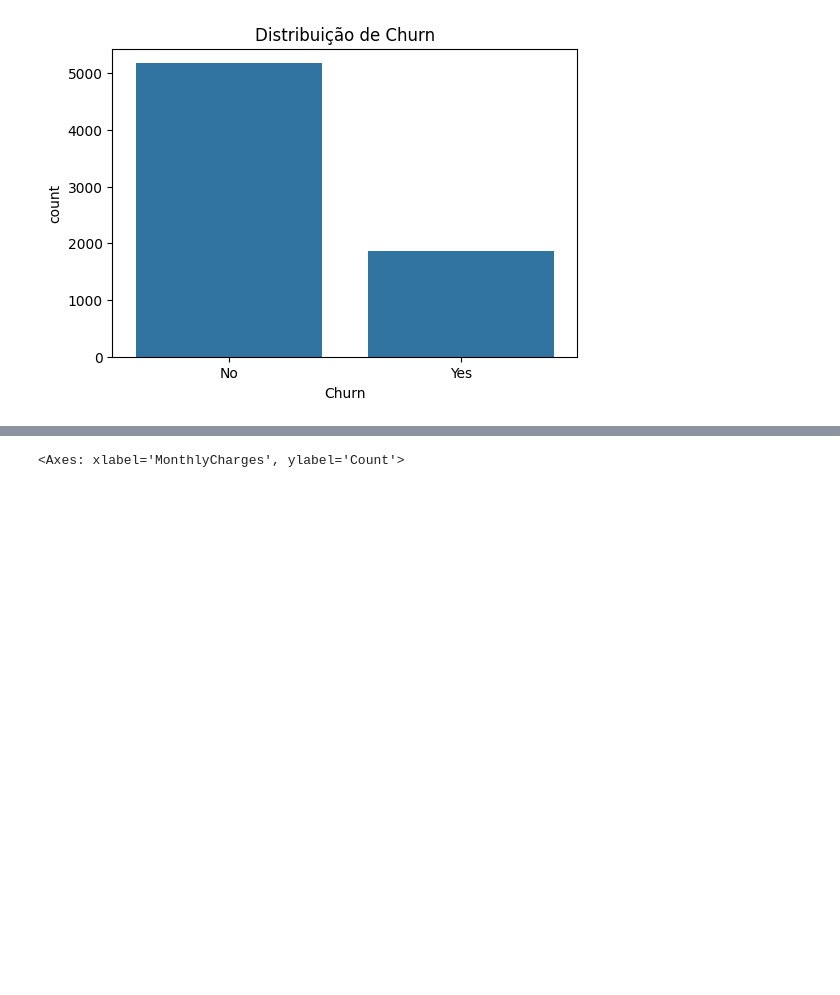
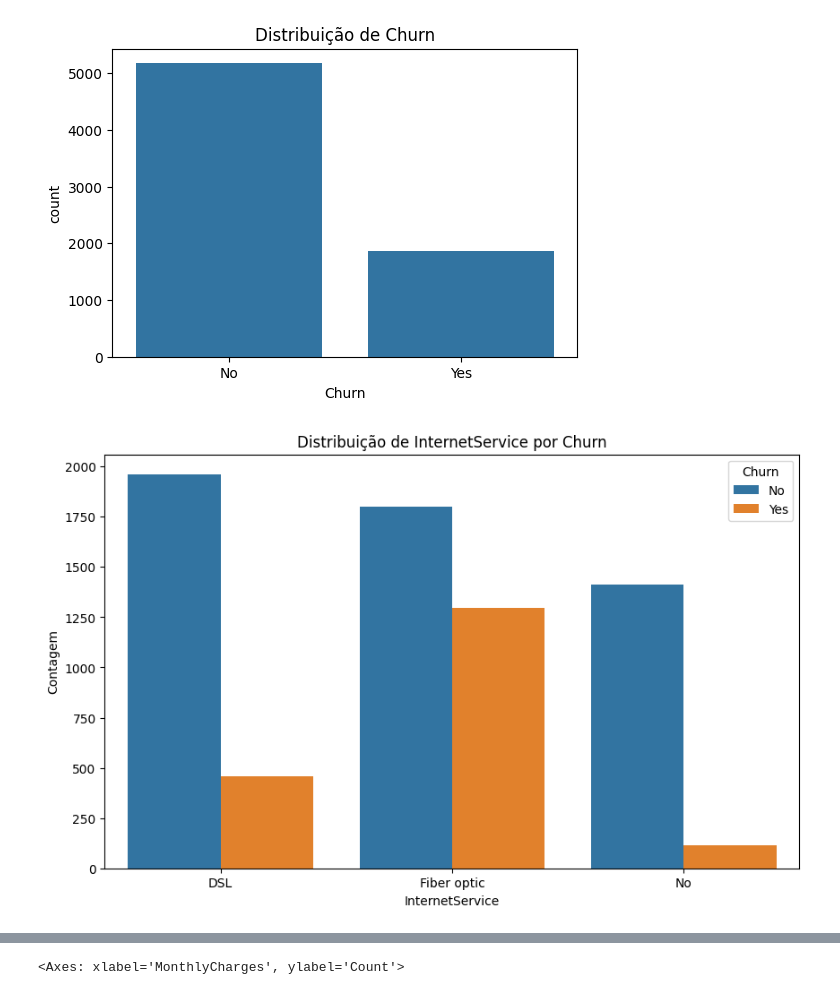
Before and after one commit to mvoliveiraz/Telcon-Churn, a Jupyter notebook: Projeto/Churn.ipynb, the cells around one changed output, grey strips where cells are left out. Saved outputs shown, nothing was run; the diff lists cells and outputs as text; code cells hidden in the pictures; blank space fills up the shorter version.

```diff
--- a/Projeto/Churn.ipynb
+++ b/Projeto/Churn.ipynb
@@ -70,3 +79,14 @@ plt.title('Distribuição de Churn')
 plt.show()
 # %% [output]
 [figure]
+# %%
+# Explorar as variáveis categoricas
+#  Countplot de InternetService
+plt.figure(figsize=(10, 6))
+sns.countplot(data=df, x='InternetService', hue='Churn')
+plt.title('Distribuição de InternetService por Churn')
+plt.xlabel('InternetService')
+plt.ylabel('Contagem')
+plt.show()
+# %% [output]
+[figure, added]
```
Also changed, not shown: parts of 25 cells of this notebook.
